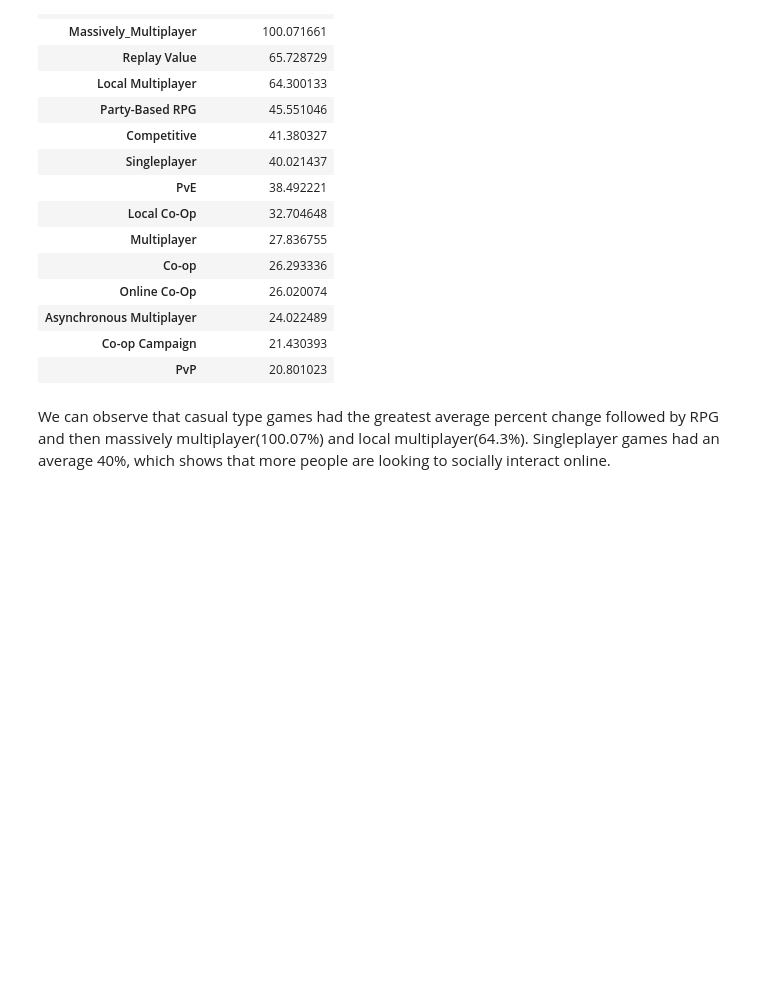
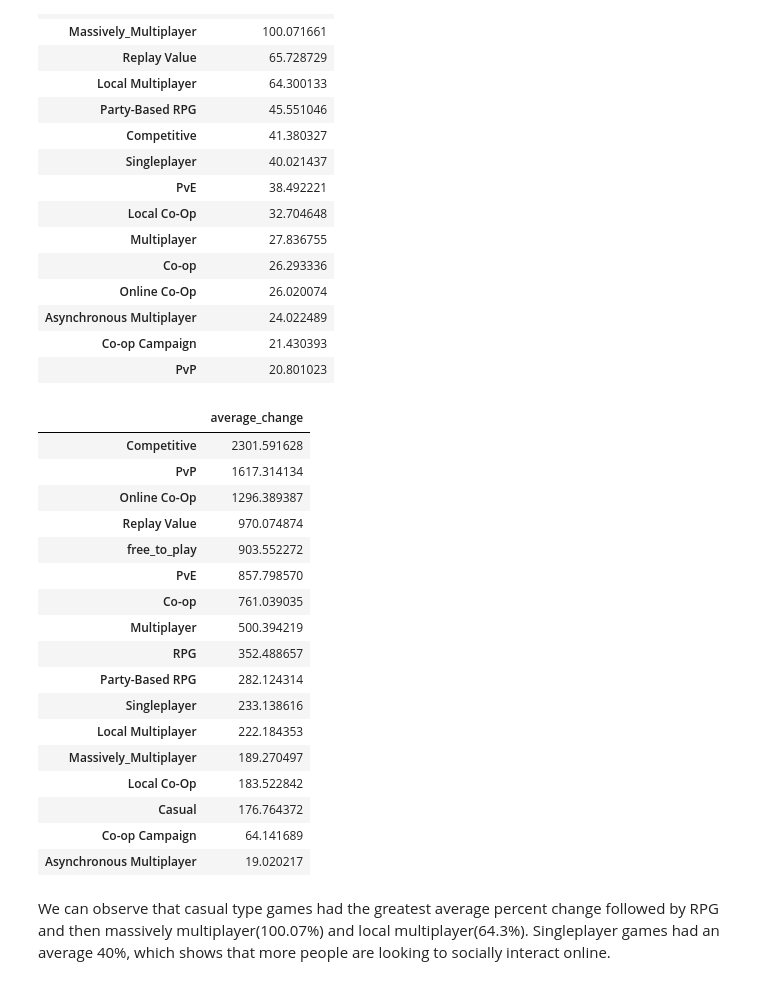
Before and after one commit to tnn050/Social-Gaming-During-COVID-19, a Jupyter notebook: FinalProject_group044.ipynb, the cells around one changed output. Saved outputs shown, nothing was run; the diff lists cells and outputs as text; code cells hidden in the pictures; blank space fills up the shorter version.

Commit message:
raw values for average change added, need fixes on comments etc

```diff
--- a/FinalProject_group044.ipynb
+++ b/FinalProject_group044.ipynb
@@ -698,6 +697,20 @@ def findPercentChange(gameID, folder):
     post_game = statistics.mean(pandemic_y_values_dict[gameID])
     perc_increase = (post_game - pre_game) / pre_game * 100
     return perc_increase
+# %%
+def findAvgChange(gameID, folder):
+    # (1) Find player counts for 4 months before pandemic
+    pre_y_values_dict = {}
+    plotGame(gameID, range_pre_start_date, range_pre_end_date, pre_y_values_dict, folder)
+    # (2) Find player counts for 4 months after pandemic
+    pandemic_y_values_dict = {}
+    plotGame(gameID, range_post_start_date, range_post_end_date, pandemic_y_values_dict, folder)
+    # (3) Find average of player counts from November 2019 to February 2020 for each game
+    pre_game = statistics.mean(pre_y_values_dict[gameID])
+    # (4) Find average of player counts from March 2020 to June 2020 for each game
+    post_game = statistics.mean(pandemic_y_values_dict[gameID])
+    change = post_game - pre_game
+    return change
 # %% [markdown]
 Cross reference with the ID's present in the `combined_reduced` dataset, we only look for the percent change in player count comparing pre and during the pandemic for csv files with ID's matching that of the `combined_reduced` data set. Note that the cell below takes about a little less than 10 minutes to run because it calculcates the percent increase for all games.
 # %%
@@ -746,3 +780,7 @@ df_percent.head()
 | 2 | 391660 | 38354.883328 |
 | 3 | 444480 | 29435.763206 |
 | 4 | 444460 | 20300.782441 |
+# %%
+df_avg_change = pd.read_csv('./datasets/avgChange.csv', names=['ID', 'average_change'])
+print(df_avg_change.shape)
+df_avg_change.head()
@@ -749,5 +795,6 @@ df_percent.head()
 # %%
-combined_reduced_df = pd.merge(combined_reduced, df_percent, on='ID')
+combined_reduced_perc = pd.merge(combined_reduced, df_percent, on='ID')
+combined_reduced_df = pd.merge(combined_reduced_perc, df_avg_change, on='ID')
 print(combined_reduced_df.shape)
 combined_reduced_df.head()
 # %% [output]
@@ -955,6 +969,9 @@ We can observe from above that both single player and multiplayer games experien
 # %%
 def findAvgPercent(df, col_name):
     return (df[df[col_name] == 1])['percent_change'].mean()
+# %%
+def findAvgChange(df, col_name):
+    return (df[df[col_name] == 1])['average_change'].mean()
 # %%
 l = ['Asynchronous Multiplayer', 'Co-op',
        'Co-op Campaign', 'Competitive', 'Local Co-Op', 'Local Multiplayer',
@@ -985,6 +1002,36 @@ pd.DataFrame.from_dict(d, orient='index', columns=['avg_percent_change'])
 | Asynchronous Multiplayer | 24.022489 |
 | Co-op Campaign | 21.430393 |
 | PvP | 20.801023 |
+# %%
+l = ['Asynchronous Multiplayer', 'Co-op',
+       'Co-op Campaign', 'Competitive', 'Local Co-Op', 'Local Multiplayer',
+       'Multiplayer', 'Online Co-Op', 'Party-Based RPG', 'PvE', 'PvP',
+       'Replay Value', 'Singleplayer', 'free_to_play', 'Casual', 'RPG',
+       'Massively_Multiplayer']
+d = dict()
+for c in l:
+    d[c] = findAvgChange(combined_reduced_df, c)
+d = dict(sorted(d.items(), key=lambda item: item[1], reverse=True))
+pd.DataFrame.from_dict(d, orient='index', columns=['average_change'])
+# %% [output]
+|  | average_change |
+| Competitive | 2301.591628 |
+| PvP | 1617.314134 |
+| Online Co-Op | 1296.389387 |
+| Replay Value | 970.074874 |
+| free_to_play | 903.552272 |
+| PvE | 857.798570 |
+| Co-op | 761.039035 |
+| Multiplayer | 500.394219 |
+| RPG | 352.488657 |
+| Party-Based RPG | 282.124314 |
+| Singleplayer | 233.138616 |
+| Local Multiplayer | 222.184353 |
+| Massively_Multiplayer | 189.270497 |
+| Local Co-Op | 183.522842 |
+| Casual | 176.764372 |
+| Co-op Campaign | 64.141689 |
+| Asynchronous Multiplayer | 19.020217 |
 # %% [markdown]
 We can observe that casual type games had the greatest average percent change followed by RPG and then massively multiplayer(100.07%) and local multiplayer(64.3%). Singleplayer games had an average 40%, which shows that more people are looking to socially interact online.
 # %% [markdown]
```
Also changed, not shown: parts of 15 cells of this notebook.
